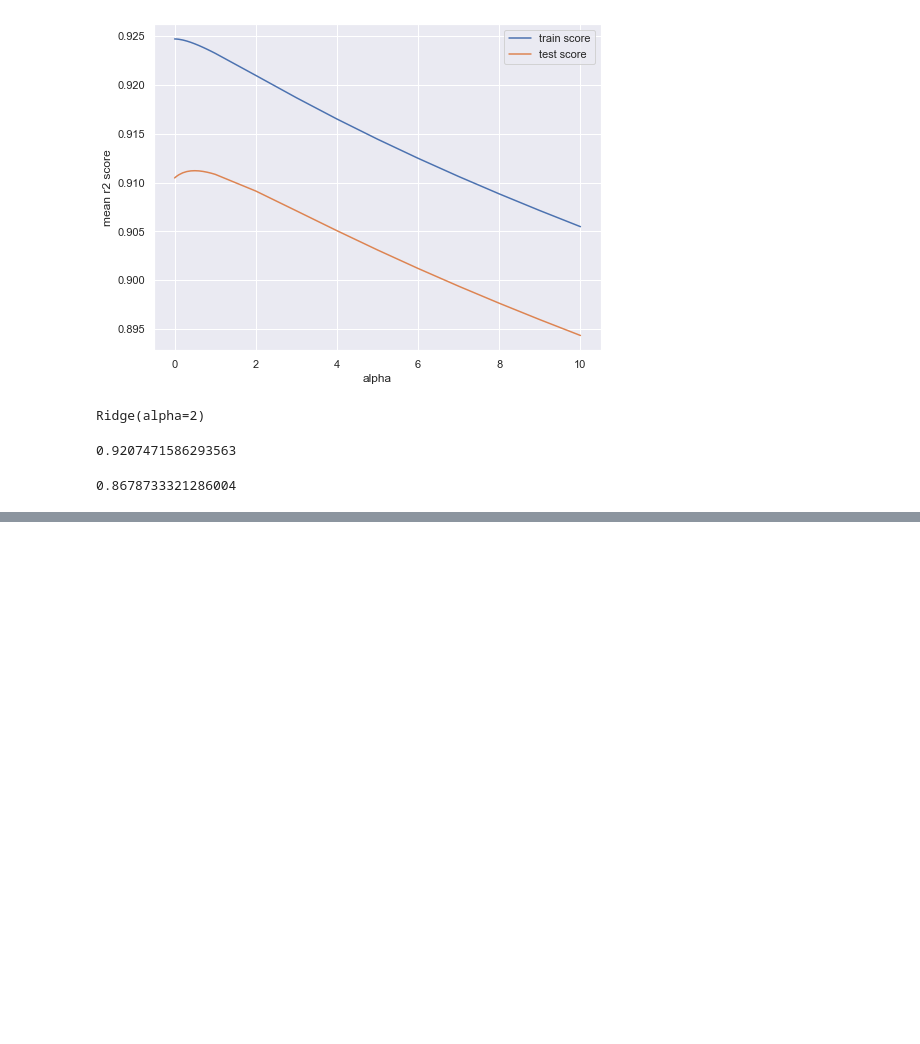
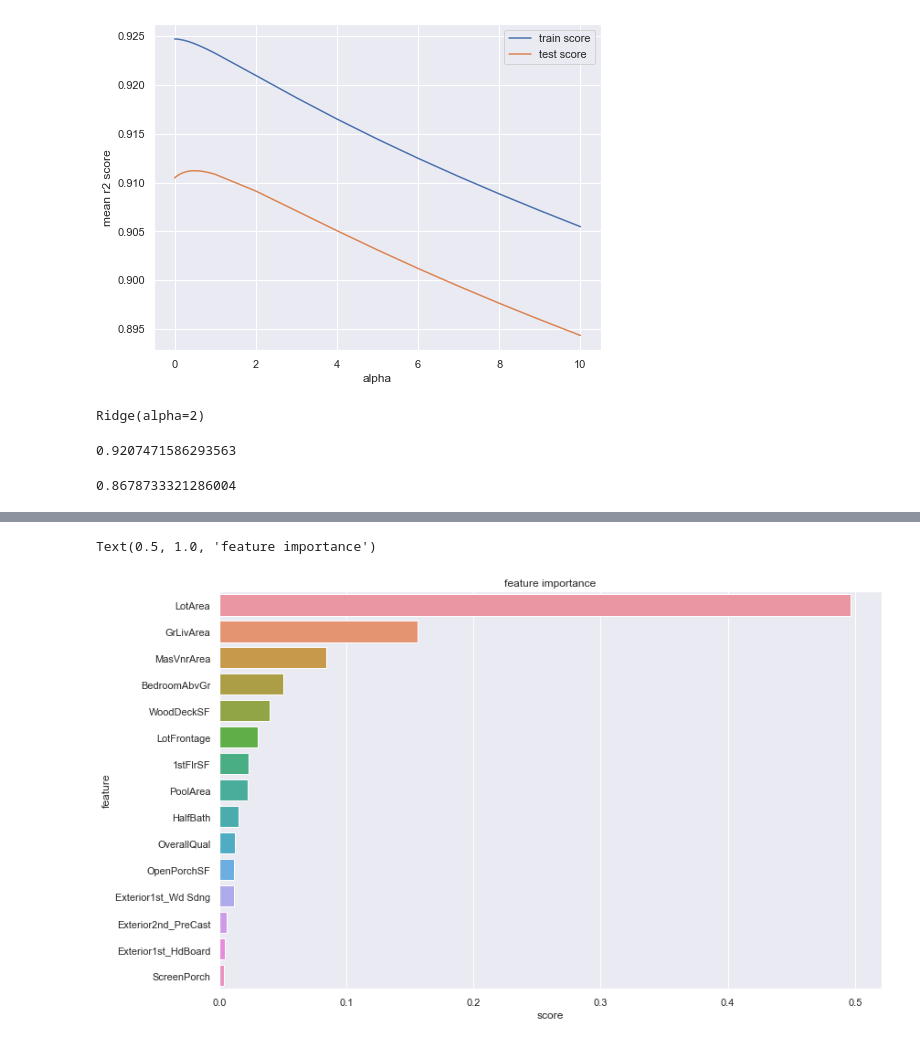
Before and after one commit to Emilyho22/kaggle_MLproject, a Jupyter notebook: Kaggle project.ipynb, the cells around one changed output, grey strips where cells are left out. Cells and saved outputs as stored; diff of their text form; code cells hidden in the pictures; blank space fills up the shorter version.

```diff
--- a/Kaggle project.ipynb
+++ b/Kaggle project.ipynb
@@ -1057,0 +1131,3 @@ Root Mean squared error: 0.9193086776029858
+# %%
+sorted_importance = sorted(zip(housing1.columns, model4.feature_importances_), key=lambda t:t[1], reverse=True)
+sorted_importance
@@ -1057,0 +1152,11 @@ Root Mean squared error: 0.9193086776029858
+# %%
+a, b = zip(*sorted_importance)
+importance_score = pd.DataFrame({'feature':a, 'score':b})
+importance_score= importance_score[0:15]
+importance_score
+#importance_score.plot.bar(x='feature', y='score', legend=None)
+sns.barplot(data=importance_score, x='score', y='feature')
+plt.title('feature importance')
+# %% [output]
+Text(0.5, 1.0, 'feature importance')
+[figure, added]
```
Also changed, not shown: parts of 51 cells of this notebook.
